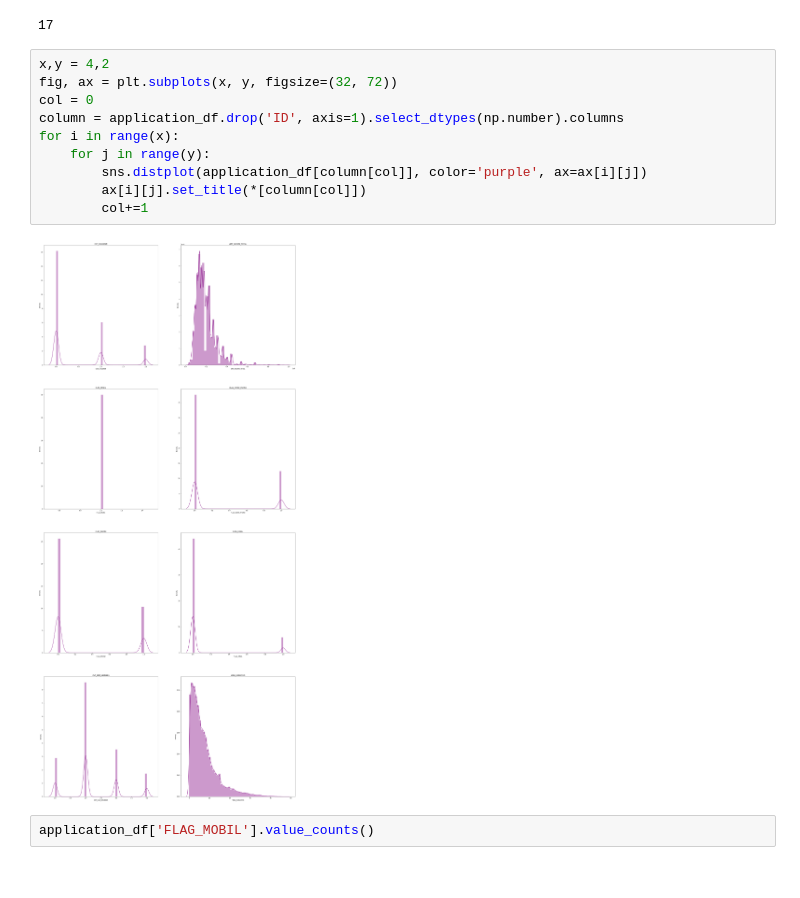
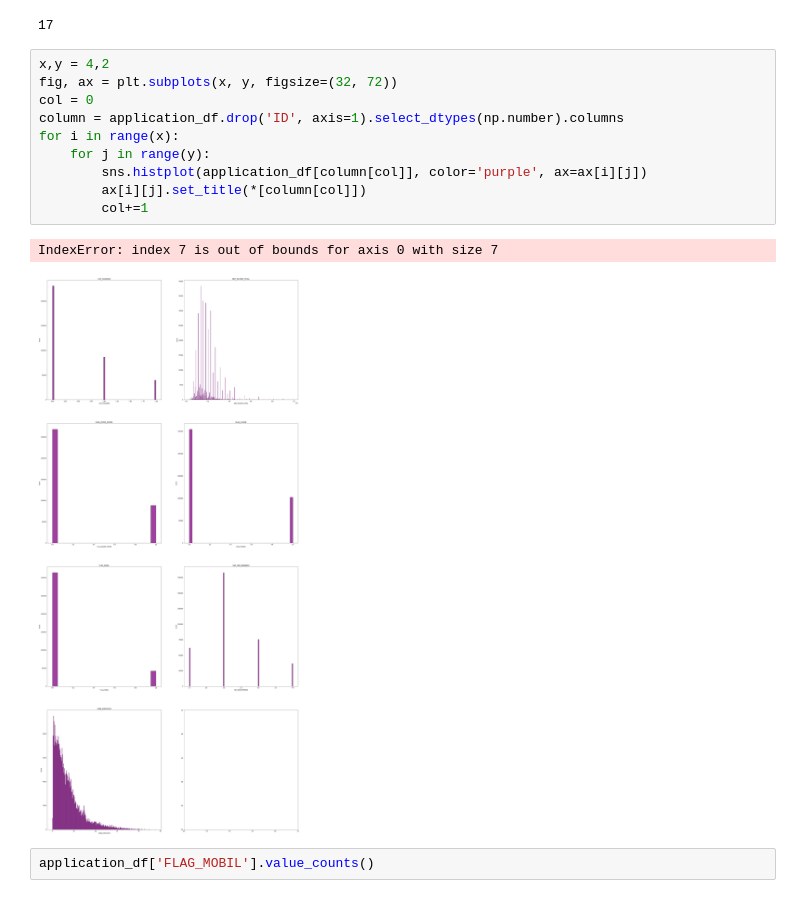
Before and after one commit to agusHendra67/CreditCard, a Jupyter notebook: coba.ipynb, the cells around one changed output. Cells and saved outputs as stored; diff of their text form.

```diff
--- a/coba.ipynb
+++ b/coba.ipynb
@@ -337,15 +337,16 @@ len(application_df.columns)
 # %%
 x,y = 4,2
 fig, ax = plt.subplots(x, y, figsize=(32, 72))
 col = 0
 column = application_df.drop('ID', axis=1).select_dtypes(np.number).columns
 for i in range(x):
     for j in range(y):
-        sns.distplot(application_df[column[col]], color='purple', ax=ax[i][j])
+        sns.histplot(application_df[column[col]], color='purple', ax=ax[i][j])
         ax[i][j].set_title(*[column[col]])
         col+=1
 # %% [output]
+IndexError: index 7 is out of bounds for axis 0 with size 7
-[figure, old version]
+[figure, new version]
 # %%
 application_df['FLAG_MOBIL'].value_counts()
 # %% [output]
```
